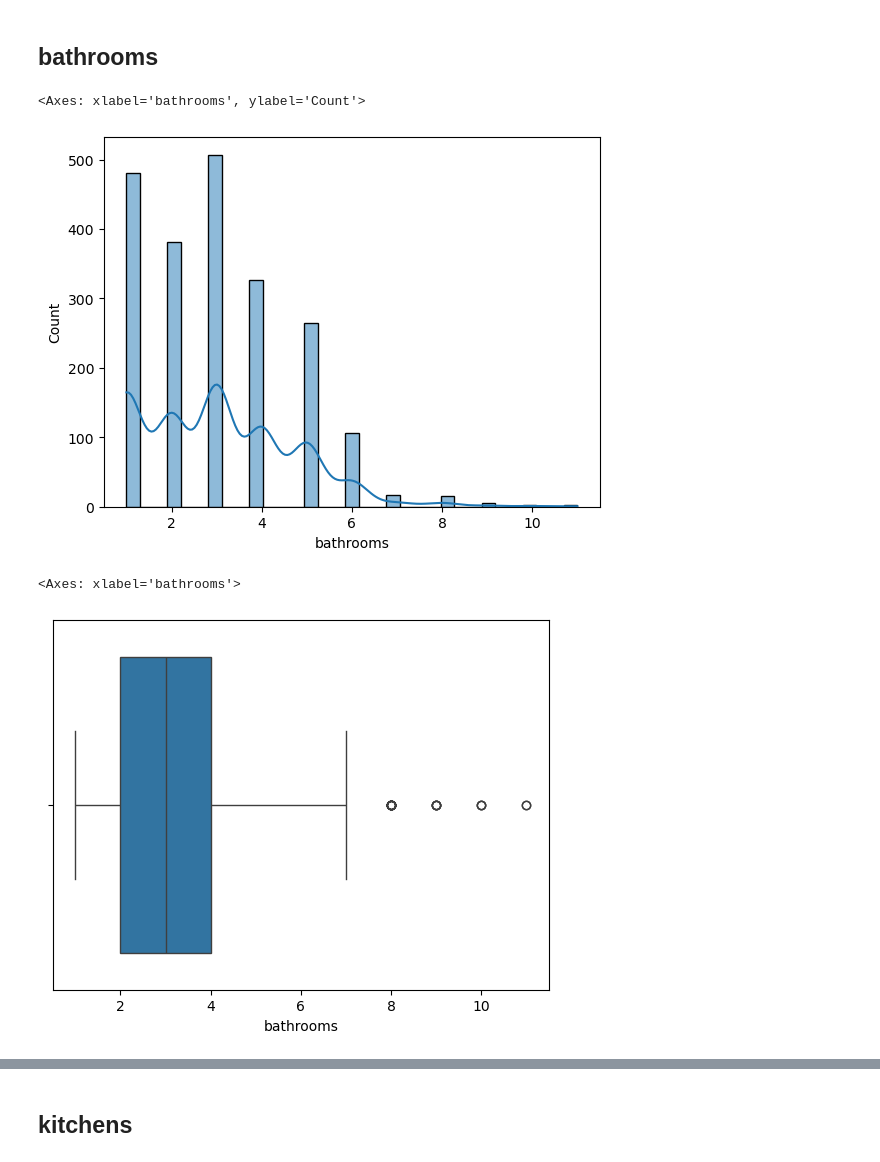
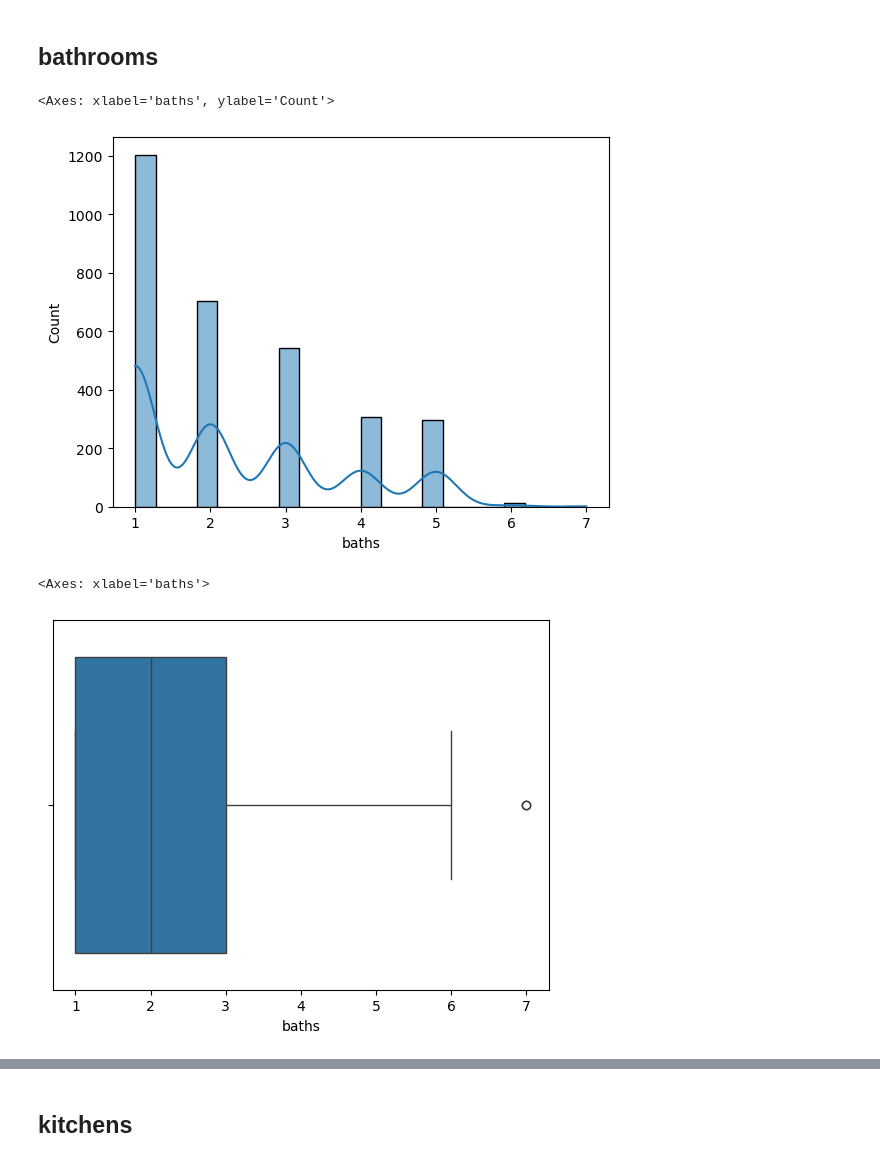
Before and after one commit to zeeshanAhmed2798/real-estate-ml-project, a Jupyter notebook: Data Cleaning/flats_outlier_treatment.ipynb, the cells around one changed output, grey strips where cells are left out. Cells and saved outputs as stored; diff of their text form; code cells hidden in the pictures.

Commit message:
flats : Missing Value Imputation

```diff
--- a/Data Cleaning/flats_outlier_treatment.ipynb
+++ b/Data Cleaning/flats_outlier_treatment.ipynb
@@ -186,7 +149,5 @@ df.to_csv("flats_data_unianalysis.csv", index=False)
 # %% [markdown]
 ## price_per_sqft
-# %%
-df=pd.read_csv("flats_data_unianalysis.csv")
 # %%
 sns.histplot(df["price_per_sqft"])
 # %% [output]
@@ -250,5 +198,5 @@ df.shape
 # %%
-df = df[df["price_per_sqft"] <= 70000]
+df = df[df["price_per_sqft"] <= 60000]
 # %%
 sns.boxplot(x=df["price_per_sqft"])
 # %% [output]
@@ -269,3 +246,12 @@ sns.boxplot(x=df["area_sqft"])
+# %%
+Q1 = df["area_sqft"].quantile(0.25)
+Q3 = df["area_sqft"].quantile(0.75)
+IQR = Q3 - Q1
+
+lower_bound = Q1 - 1.5 * IQR
+upper_bound = Q3 + 1.5 * IQR
+
+df = df[(df["area_sqft"] >= lower_bound) & (df["area_sqft"] <= upper_bound)].copy()
 # %%
 df['area_sqft'].describe()
 # %% [output]
@@ -323,5 +328,5 @@ df[df["bedrooms"] > 10].sort_values("bedrooms", ascending=False)
 # %%
-df = df[df["bedrooms"].isna() | (df["bedrooms"] <= 10)]
+df = df.drop(index=[955, 2127, 1994, 2846])
 # %%
 df.shape
 # %% [output]
@@ -339,12 +344,12 @@ sns.histplot(df["bedrooms"], kde=True)
 # %% [markdown]
 ## bathrooms
 # %%
-sns.histplot(df["bathrooms"], kde=True)
+sns.histplot(df["baths"], kde=True)
 # %% [output]
-<Axes: xlabel='bathrooms', ylabel='Count'>
+<Axes: xlabel='baths', ylabel='Count'>
-[figure, old version]
+[figure, new version]
 # %%
-sns.boxplot(x=df["bathrooms"])
+sns.boxplot(x=df["baths"])
 # %% [output]
-<Axes: xlabel='bathrooms'>
+<Axes: xlabel='baths'>
-[figure, old version]
+[figure, new version]
```
Also changed, not shown: parts of 92 cells of this notebook, 4 other files.
